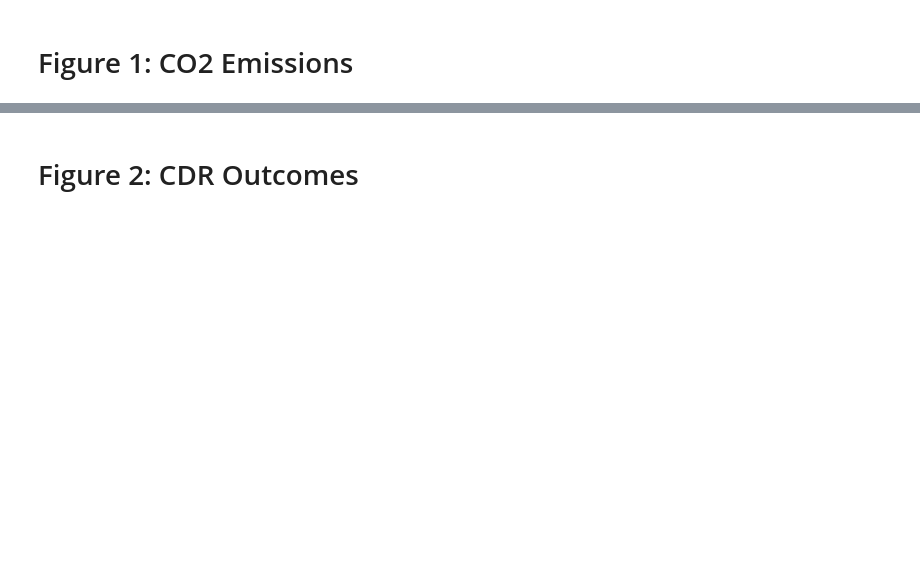
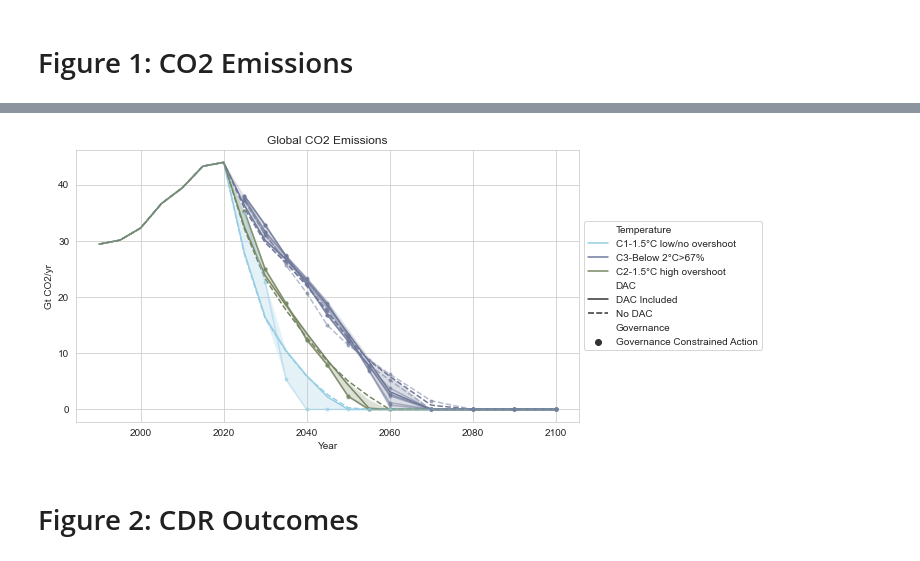
Before and after one commit to iiasa/gidden_brutschin_et_al_2023, a Jupyter notebook: figures/figs_1-4.ipynb, the cells around one changed output, grey strips where cells are left out. Saved outputs shown, nothing was run; the diff lists cells and outputs as text; code cells hidden in the pictures; blank space fills up the shorter version.

```diff
--- a/figures/figs_1-4.ipynb
+++ b/figures/figs_1-4.ipynb
@@ -65,31 +86,34 @@ handles, labels = ax.get_legend_handles_labels()
 # %%
 scale = 2
 fig, ax = plt.subplots(figsize=(4.5 * scale, 2.5 * scale))
 data = df.filter(variable='Emissions|CO2', region='World', year=range(1990, 2101))
 (
     data
-    .filter(Illustrative='Yes', Governance='Unconstrained Governance')
+    .filter(Illustrative='Yes', Governance='Immediate Global Action')
     .plot
     .line(color='Temperature', linestyle='DAC', ax=ax)
 )
 (
     data
     .filter(DAC='DAC Included')
     .plot
     .line(color='Temperature', linestyle='DAC', ax=ax,
          fill_between=True, alpha=0)
 )
 (
     data
     .filter(year=range(2021, 2101))
-    .filter(Governance='Medium Governance')
+    .filter(Governance='Governance Constrained Action')
     .plot
     .line(color='Temperature', marker='Governance', linestyle='DAC', ax=ax, alpha=0.5, legend=False, markersize=3)
 )
 ax.set_title('Global CO2 Emissions')
-ax.legend(handles[:-7] + handles[-3:-1], labels[:-7] + labels[-3:-1], **dict(loc="center left", bbox_to_anchor=(1.0, 0.5)))
+t_order = [0, 2, 1, 3, 4, 5, 6, 11, 12]
+ax.legend([handles[t] for t in t_order], [labels[t] for t in t_order], **dict(loc="center left", bbox_to_anchor=(1.0, 0.5)))
 
 fig.savefig('./files/fig1.svg', bbox_inches='tight')
+# %% [output]
+[figure, added]
 # %% [markdown]
 # Figure 2: CDR Outcomes
 # %%
```
Also changed, not shown: parts of 16 cells of this notebook, 2 other files.
